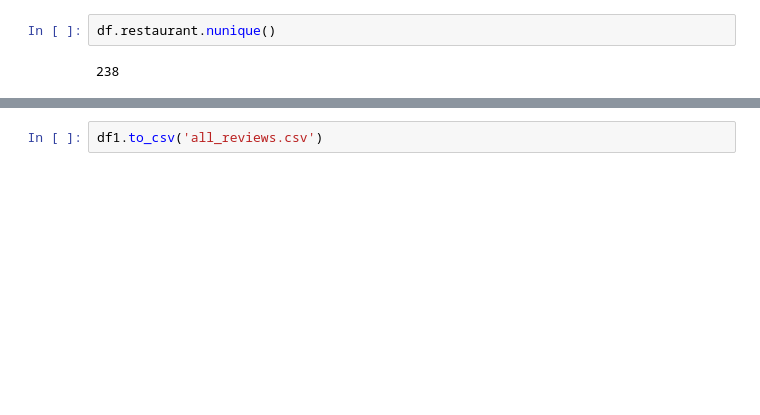
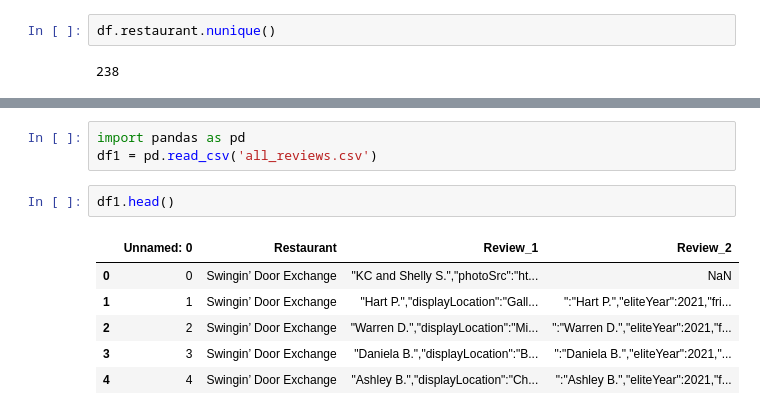
Before and after one commit to julia-amelie/Yelp-scraping, a Jupyter notebook: Scraper_yelp.ipynb, the cells around one changed output, grey strips where cells are left out. Cells and saved outputs as stored; diff of their text form; blank space fills up the shorter version.

```diff
--- a/Scraper_yelp.ipynb
+++ b/Scraper_yelp.ipynb
@@ -899,5 +962,15 @@ new_rest = df1.Restaurant.to_list()
 #df_new
 # %% [output]
 No, List1 doesn't have all elements of the List2.
-# %%
-df1.to_csv('all_reviews.csv')
+# %%
+import pandas as pd
+df1 = pd.read_csv('all_reviews.csv')
+# %%
+df1.head()
+# %% [output]
+|  | Unnamed: 0 | Restaurant | Review_1 | Review_2 |
+| 0 | 0 | Swingin’ Door Exchange | "KC and Shelly S.","photoSrc":"ht... | NaN |
+| 1 | 1 | Swingin’ Door Exchange | "Hart P.","displayLocation":"Gall... | ":"Hart P.","eliteYear":2021,"fri... |
+| 2 | 2 | Swingin’ Door Exchange | "Warren D.","displayLocation":"Mi... | ":"Warren D.","eliteYear":2021,"f... |
+| 3 | 3 | Swingin’ Door Exchange | "Daniela B.","displayLocation":"B... | ":"Daniela B.","eliteYear":2021,"... |
+| 4 | 4 | Swingin’ Door Exchange | "Ashley B.","displayLocation":"Ch... | ":"Ashley B.","eliteYear":2021,"f... |
```
Also changed, not shown: parts of 67 cells of this notebook.
